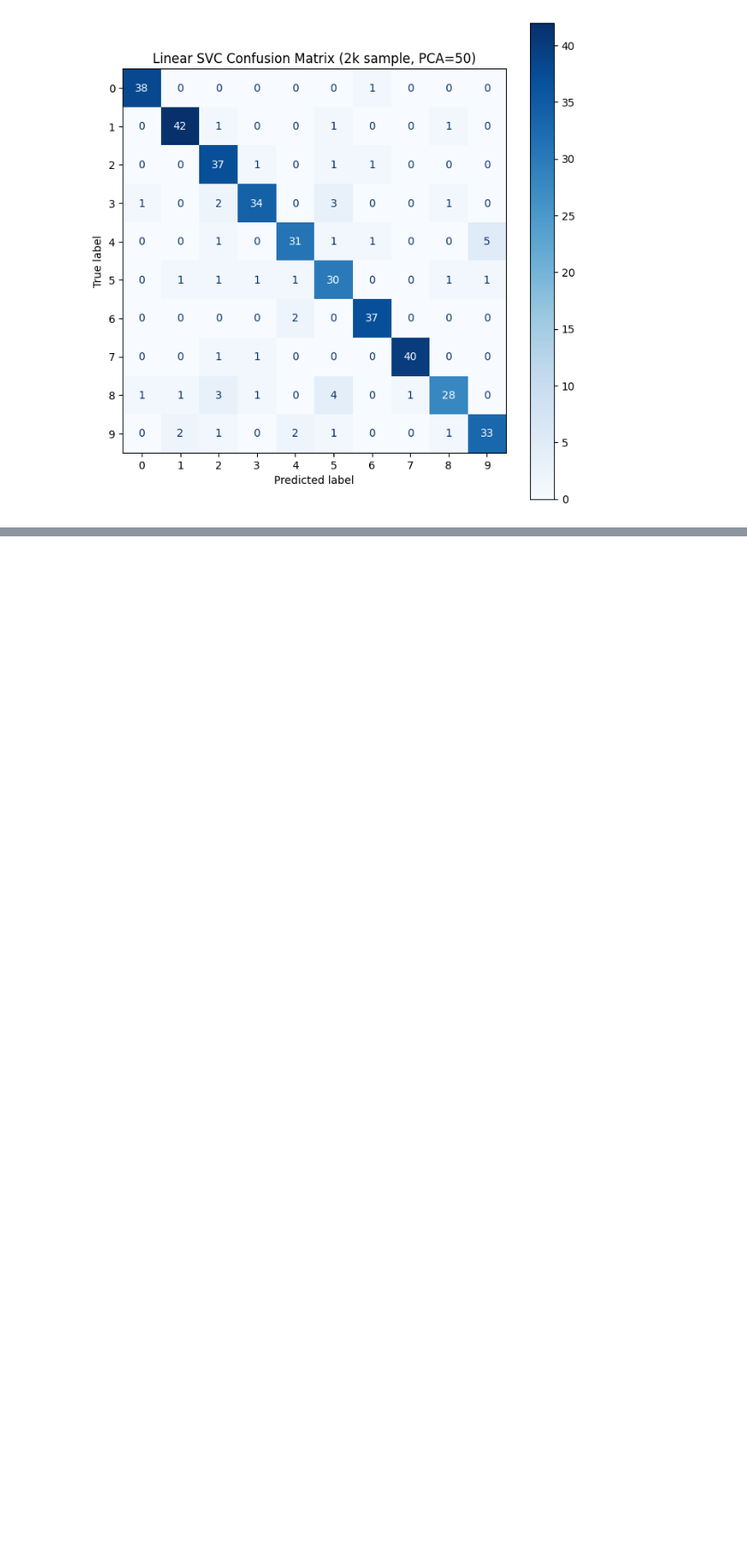
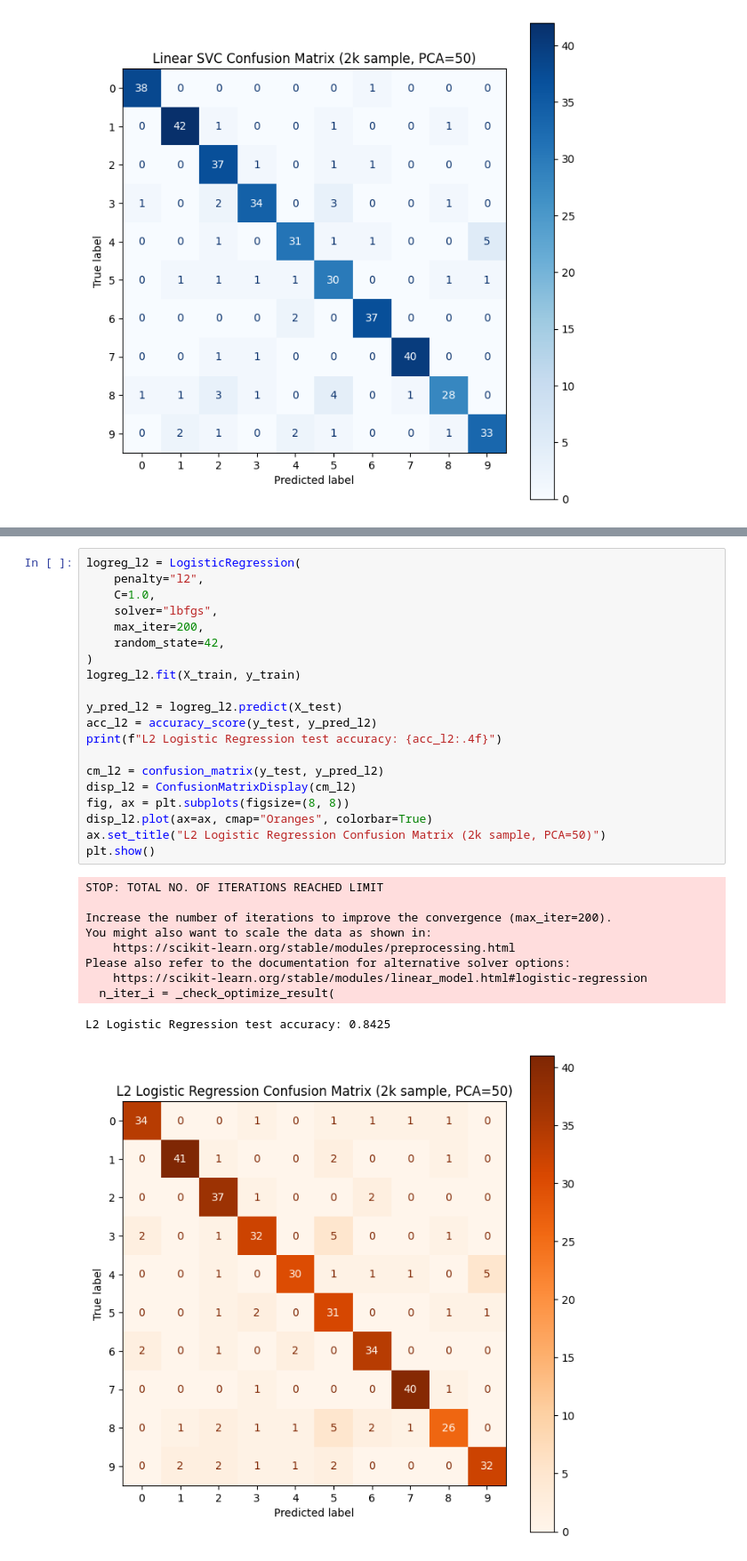
Before and after one commit to Rolling-W/MSIT3103Assignments, a Jupyter notebook: assignment1.ipynb, the cells around one changed output, grey strips where cells are left out. Shown at 89% size. Cells and saved outputs as stored; diff of their text form; blank space fills up the shorter version.

```diff
--- a/assignment1.ipynb
+++ b/assignment1.ipynb
@@ -128,0 +173,31 @@ plt.show()
+# %%
+logreg_l2 = LogisticRegression(
+    penalty="l2",
+    C=1.0,
+    solver="lbfgs",
+    max_iter=200,
+    random_state=42,
+)
+logreg_l2.fit(X_train, y_train)
+
+y_pred_l2 = logreg_l2.predict(X_test)
+acc_l2 = accuracy_score(y_test, y_pred_l2)
+print(f"L2 Logistic Regression test accuracy: {acc_l2:.4f}")
+
+cm_l2 = confusion_matrix(y_test, y_pred_l2)
+disp_l2 = ConfusionMatrixDisplay(cm_l2)
+fig, ax = plt.subplots(figsize=(8, 8))
+disp_l2.plot(ax=ax, cmap="Oranges", colorbar=True)
+ax.set_title("L2 Logistic Regression Confusion Matrix (2k sample, PCA=50)")
+plt.show()
+# %% [output]
+STOP: TOTAL NO. OF ITERATIONS REACHED LIMIT
+
+Increase the number of iterations to improve the convergence (max_iter=200).
+You might also want to scale the data as shown in:
+    https://scikit-learn.org/stable/modules/preprocessing.html
+Please also refer to the documentation for alternative solver options:
+    https://scikit-learn.org/stable/modules/linear_model.html#logistic-regression
+  n_iter_i = _check_optimize_result(
+L2 Logistic Regression test accuracy: 0.8425
+[figure, added]
```
Also changed, not shown: parts of 5 cells of this notebook.
